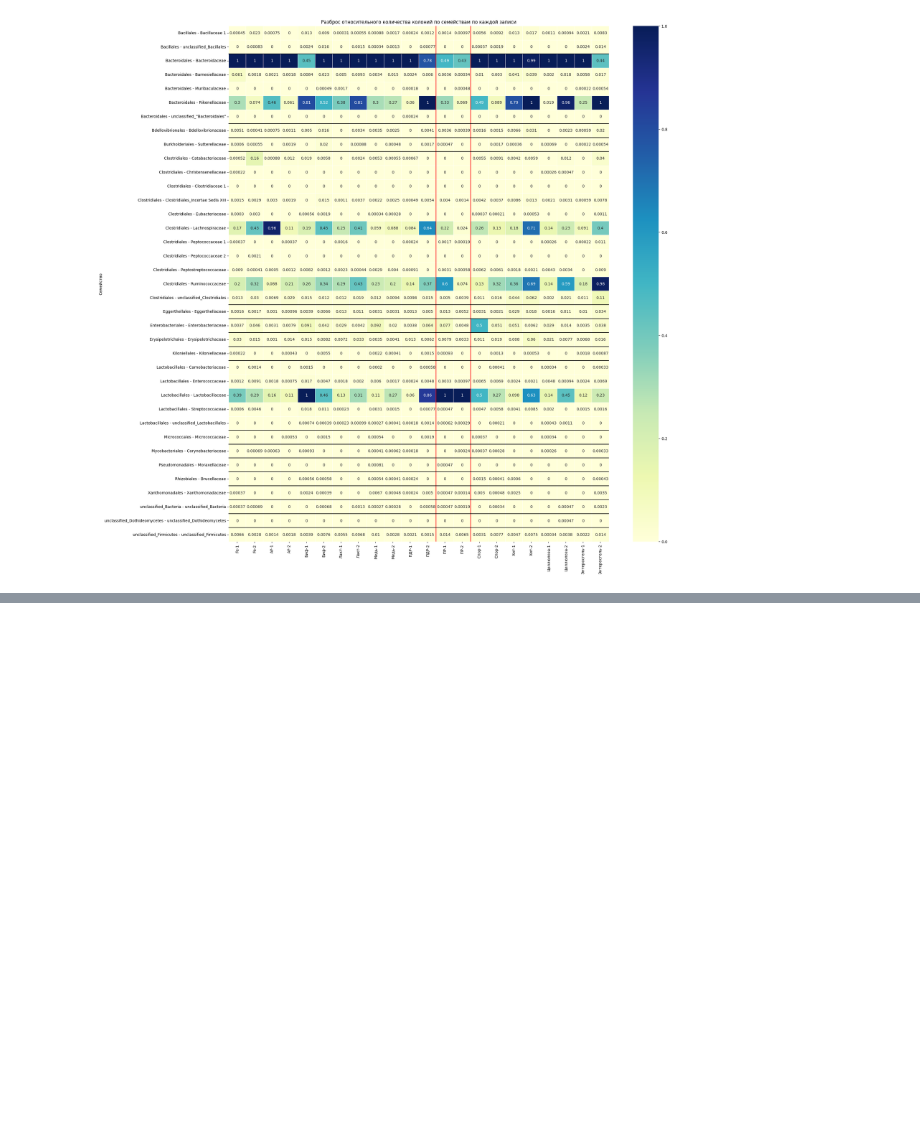
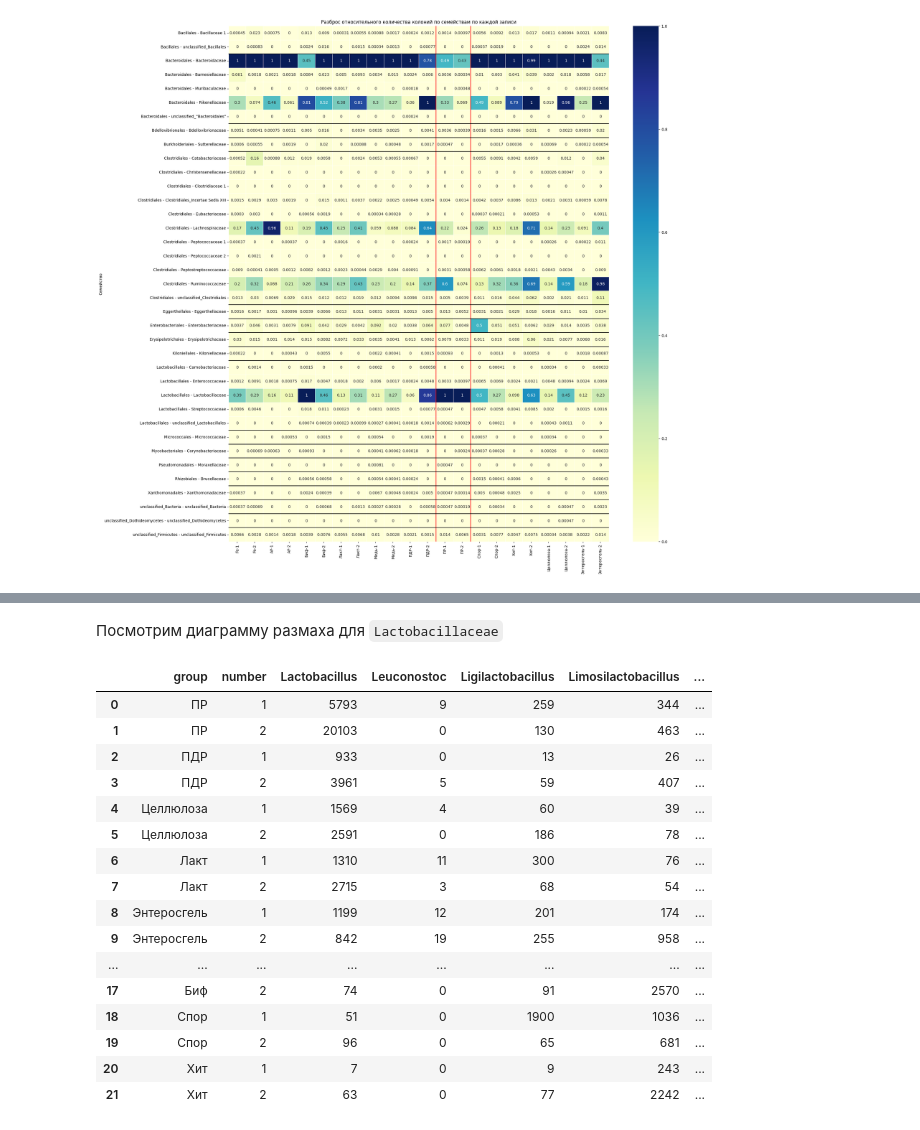
Before and after one commit to innominity/nanomaterials-2025, a Jupyter notebook: src/notebooks/data_analysis.ipynb, the cells around one changed output, grey strips where cells are left out. Cells and saved outputs as stored; diff of their text form; code cells hidden in the pictures; blank space fills up the shorter version.

```diff
--- a/src/notebooks/data_analysis.ipynb
+++ b/src/notebooks/data_analysis.ipynb
@@ -560,0 +625,22 @@ plot_heatmap_colonies_by_family_frac()
+# %% [markdown]
+Посмотрим диаграмму размаха для `Lactobacillaceae`
+# %%
+df_clean[['group', 'number'] + list(df_species[df_species['id_family'] == 13]['name'].values)]
+# %% [output]
+|  | group | number | Lactobacillus | Leuconostoc | Ligilactobacillus | Limosilactobacillus | ... |
+| 0 | ПР | 1 | 5793 | 9 | 259 | 344 | ... |
+| 1 | ПР | 2 | 20103 | 0 | 130 | 463 | ... |
+| 2 | ПДР | 1 | 933 | 0 | 13 | 26 | ... |
+| 3 | ПДР | 2 | 3961 | 5 | 59 | 407 | ... |
+| 4 | Целлюлоза | 1 | 1569 | 4 | 60 | 39 | ... |
+| 5 | Целлюлоза | 2 | 2591 | 0 | 186 | 78 | ... |
+| 6 | Лакт | 1 | 1310 | 11 | 300 | 76 | ... |
+| 7 | Лакт | 2 | 2715 | 3 | 68 | 54 | ... |
+| 8 | Энтеросгель | 1 | 1199 | 12 | 201 | 174 | ... |
+| 9 | Энтеросгель | 2 | 842 | 19 | 255 | 958 | ... |
+| ... | ... | ... | ... | ... | ... | ... | ... |
+| 17 | Биф | 2 | 74 | 0 | 91 | 2570 | ... |
+| 18 | Спор | 1 | 51 | 0 | 1900 | 1036 | ... |
+| 19 | Спор | 2 | 96 | 0 | 65 | 681 | ... |
+| 20 | Хит | 1 | 7 | 0 | 9 | 243 | ... |
+| 21 | Хит | 2 | 63 | 0 | 77 | 2242 | ... |
```
Also changed, not shown: parts of 6 cells of this notebook.
